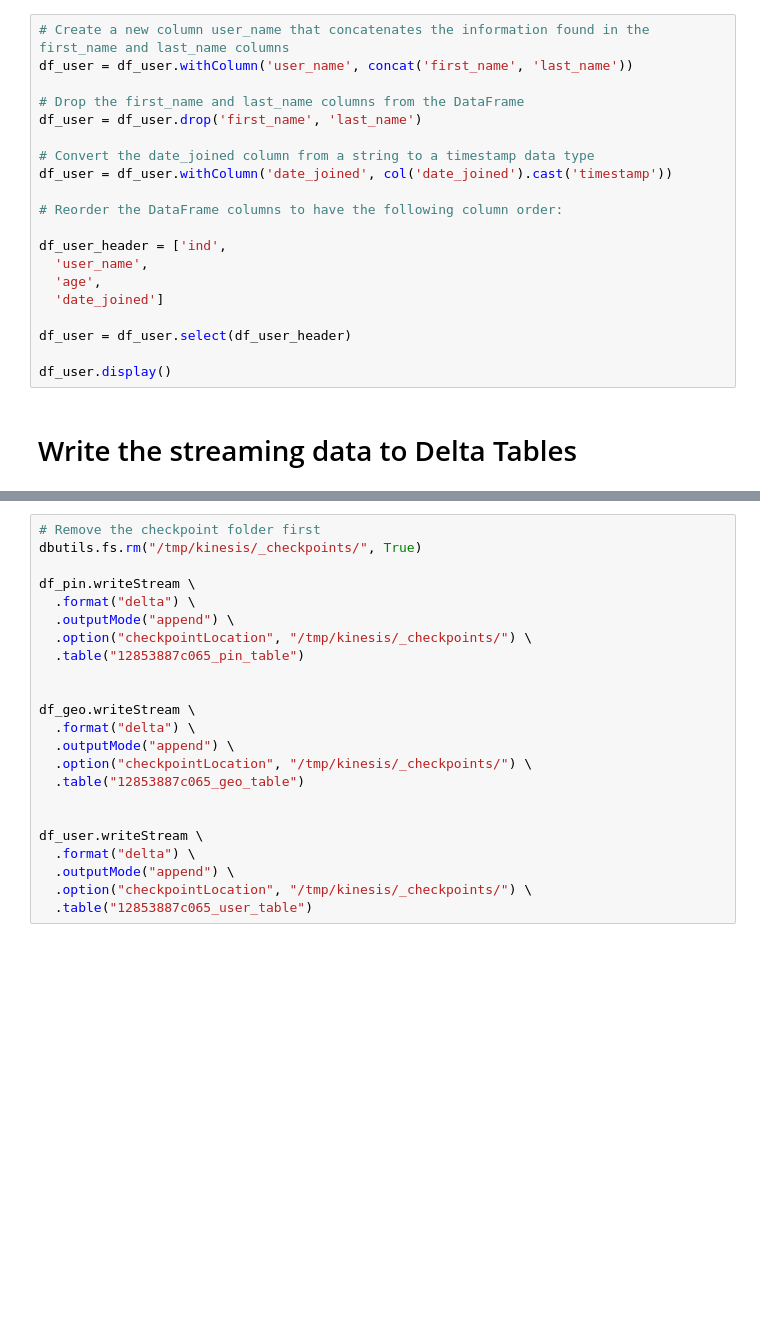
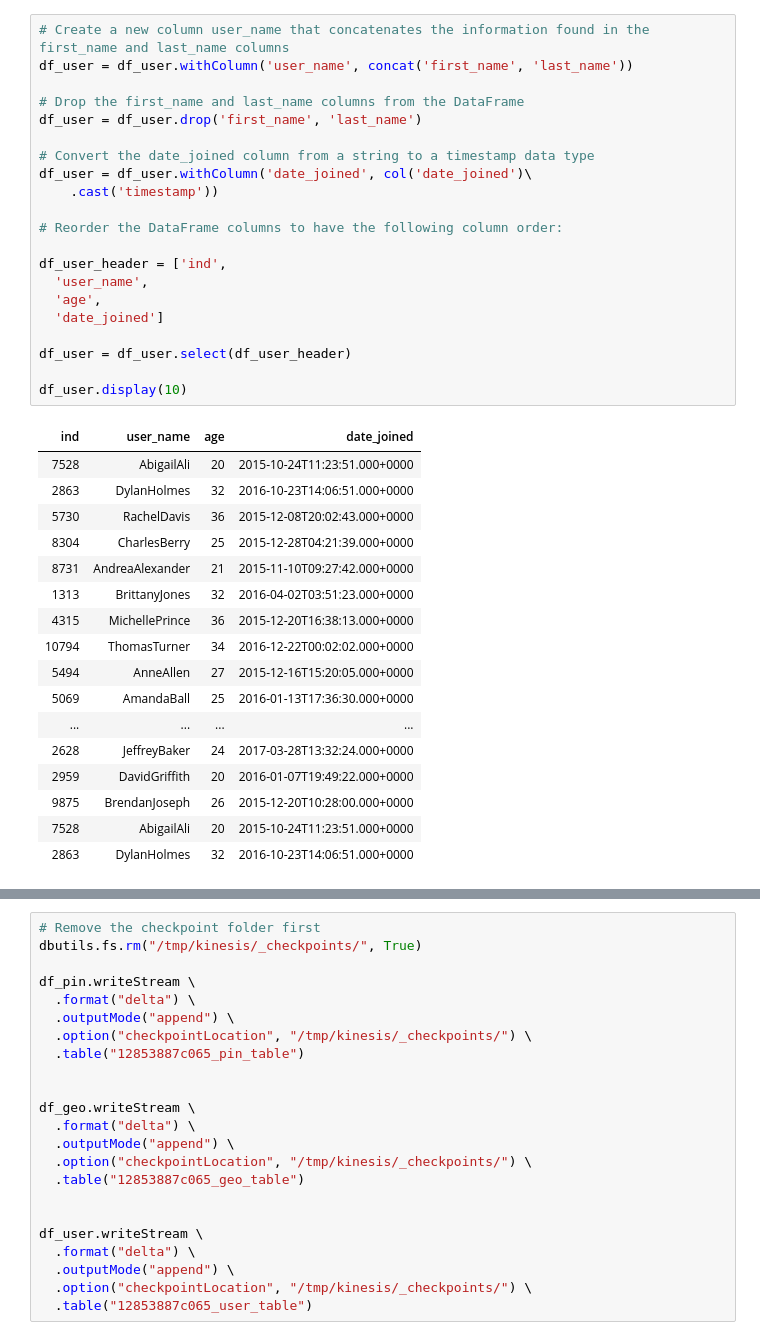
Before and after one commit to NwaObed/pinterest-data-pipeline, a Jupyter notebook: Notebooks/streaming-pin-post.ipynb, the cells around one changed output, grey strips where cells are left out. Cells and saved outputs as stored; diff of their text form; blank space fills up the shorter version.

```diff
--- a/Notebooks/streaming-pin-post.ipynb
+++ b/Notebooks/streaming-pin-post.ipynb
@@ -192,22 +226,39 @@ df_geo.display()
 # %%
 # Create a new column user_name that concatenates the information found in the first_name and last_name columns
 df_user = df_user.withColumn('user_name', concat('first_name', 'last_name'))
 
 # Drop the first_name and last_name columns from the DataFrame
 df_user = df_user.drop('first_name', 'last_name')
 
 # Convert the date_joined column from a string to a timestamp data type
-df_user = df_user.withColumn('date_joined', col('date_joined').cast('timestamp'))
+df_user = df_user.withColumn('date_joined', col('date_joined')\
+    .cast('timestamp'))
 
 # Reorder the DataFrame columns to have the following column order:
 
 df_user_header = ['ind',
   'user_name',
   'age',
   'date_joined']
 
 df_user = df_user.select(df_user_header)
 
-df_user.display()
+df_user.display(10)
+# %% [output]
+| ind | user_name | age | date_joined |
+| 7528 | AbigailAli | 20 | 2015-10-24T11:23:51.000+0000 |
+| 2863 | DylanHolmes | 32 | 2016-10-23T14:06:51.000+0000 |
+| 5730 | RachelDavis | 36 | 2015-12-08T20:02:43.000+0000 |
+| 8304 | CharlesBerry | 25 | 2015-12-28T04:21:39.000+0000 |
+| 8731 | AndreaAlexander | 21 | 2015-11-10T09:27:42.000+0000 |
+| 1313 | BrittanyJones | 32 | 2016-04-02T03:51:23.000+0000 |
+| 4315 | MichellePrince | 36 | 2015-12-20T16:38:13.000+0000 |
+| 10794 | ThomasTurner | 34 | 2016-12-22T00:02:02.000+0000 |
+| 5494 | AnneAllen | 27 | 2015-12-16T15:20:05.000+0000 |
+| 5069 | AmandaBall | 25 | 2016-01-13T17:36:30.000+0000 |
+| ... | ... | ... | ... |
+| 2628 | JeffreyBaker | 24 | 2017-03-28T13:32:24.000+0000 |
+| 2959 | DavidGriffith | 20 | 2016-01-07T19:49:22.000+0000 |
+| 9875 | BrendanJoseph | 26 | 2015-12-20T10:28:00.000+0000 |
+| 7528 | AbigailAli | 20 | 2015-10-24T11:23:51.000+0000 |
+| 2863 | DylanHolmes | 32 | 2016-10-23T14:06:51.000+0000 |
-# %% [markdown]
-# Write the streaming data to Delta Tables
```
Also changed, not shown: parts of 13 cells of this notebook, 4 other files.
